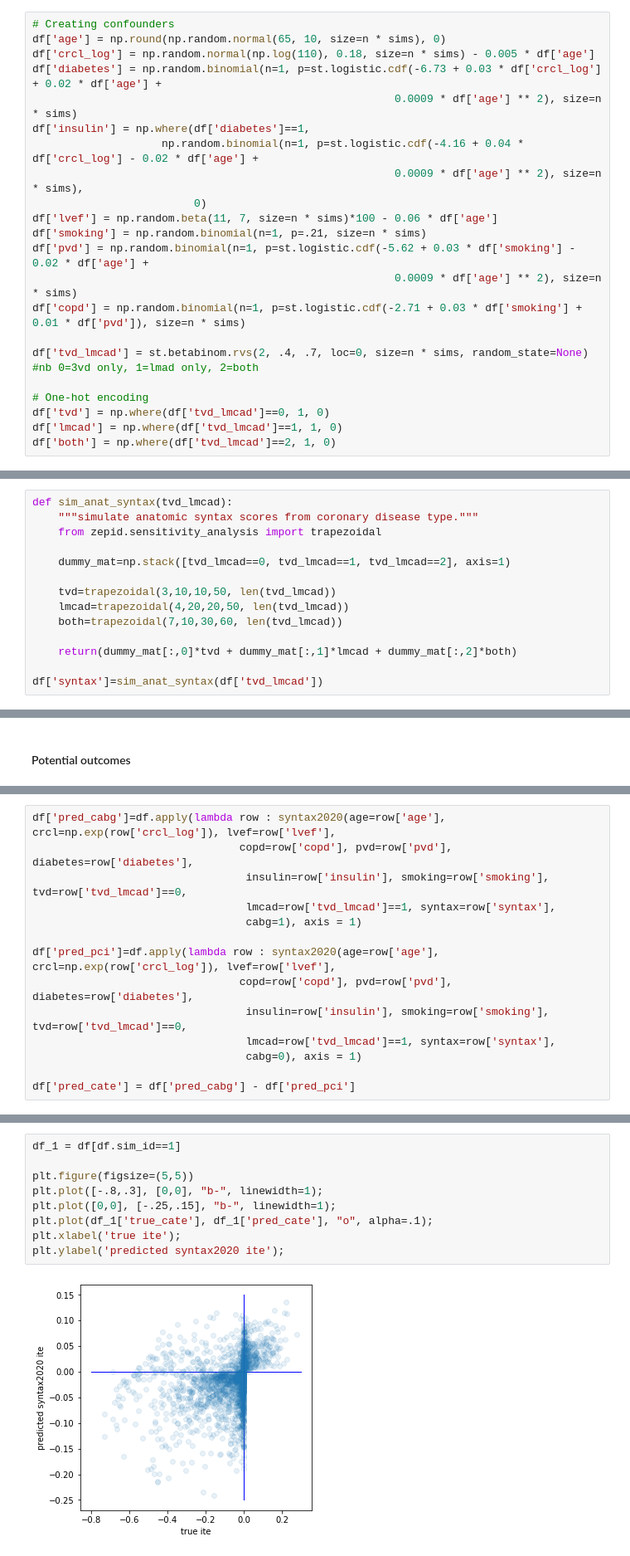
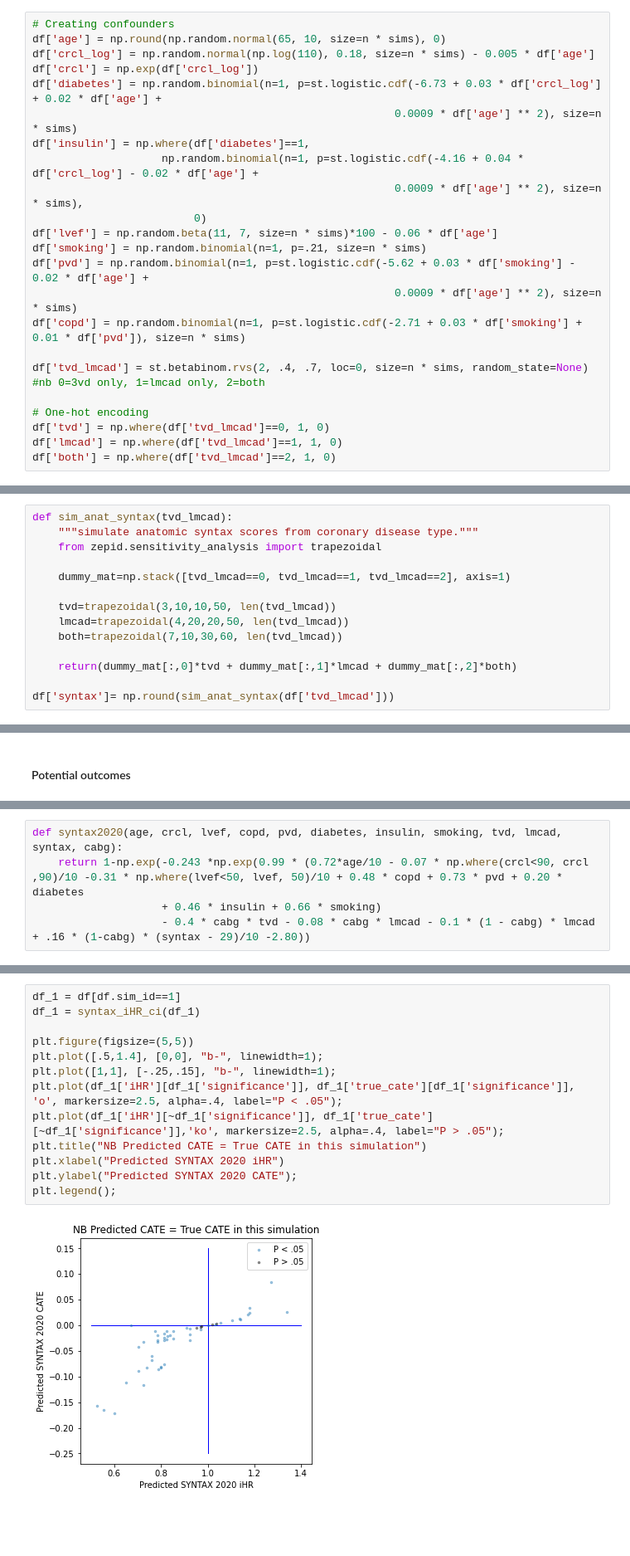
Before and after one commit to fcgrolleau/Emulated-ITR, a Jupyter notebook: simulations.ipynb, the cells around one changed output, grey strips where cells are left out. Shown at 83% size. Cells and saved outputs as stored; diff of their text form; blank space fills up the shorter version.

```diff
--- a/simulations.ipynb
+++ b/simulations.ipynb
@@ -26,6 +42,7 @@ df['sim_id'] = ids
 # Creating confounders
 df['age'] = np.round(np.random.normal(65, 10, size=n * sims), 0)
 df['crcl_log'] = np.random.normal(np.log(110), 0.18, size=n * sims) - 0.005 * df['age']
+df['crcl'] = np.exp(df['crcl_log'])
 df['diabetes'] = np.random.binomial(n=1, p=st.logistic.cdf(-6.73 + 0.03 * df['crcl_log'] + 0.02 * df['age'] +
                                                         0.0009 * df['age'] ** 2), size=n * sims)
 df['insulin'] = np.where(df['diabetes']==1,
@@ -38,7 +55,7 @@ df['pvd'] = np.random.binomial(n=1, p=st.logistic.cdf(-5.62 + 0.03 * df['smoking
                                                         0.0009 * df['age'] ** 2), size=n * sims)
 df['copd'] = np.random.binomial(n=1, p=st.logistic.cdf(-2.71 + 0.03 * df['smoking'] + 0.01 * df['pvd']), size=n * sims)
 
-df['tvd_lmcad'] = st.betabinom.rvs(2, .4, .7, loc=0, size=n * sims, random_state=None) #nb 0=3vd only, 1=lmad only, 2=both
+df['tvd_lmcad'] = st.betabinom.rvs(2, .4, .7, loc=0, size=n * sims, random_state=None) #nb 0=3vd only, 1=lmcad only, 2=both
 
 # One-hot encoding
 df['tvd'] = np.where(df['tvd_lmcad']==0, 1, 0)
@@ -59,7 +76,7 @@ def sim_anat_syntax(tvd_lmcad):
 
     return(dummy_mat[:,0]*tvd + dummy_mat[:,1]*lmcad + dummy_mat[:,2]*both)
 
-df['syntax']=sim_anat_syntax(df['tvd_lmcad'])
+df['syntax']= np.round(sim_anat_syntax(df['tvd_lmcad']))
 # %% [markdown]
 #### Plot the generated anatomical SYNTAX scores
 # %%
@@ -150,0 +125,5 @@ df.head()
+# %%
+def syntax2020(age, crcl, lvef, copd, pvd, diabetes, insulin, smoking, tvd, lmcad, syntax, cabg):
+    return 1-np.exp(-0.243 *np.exp(0.99 * (0.72*age/10 - 0.07 * np.where(crcl<90, crcl ,90)/10 -0.31 * np.where(lvef<50, lvef, 50)/10 + 0.48 * copd + 0.73 * pvd + 0.20 * diabetes
+                    + 0.46 * insulin + 0.66 * smoking)
+                    - 0.4 * cabg * tvd - 0.08 * cabg * lmcad - 0.1 * (1 - cabg) * lmcad + .16 * (1-cabg) * (syntax - 29)/10 -2.80))
@@ -182,14 +192,0 @@ syntax2020(age=74, crcl=38.6, lvef=40, copd=0, pvd=0, diabetes=0, insulin=0, smo
-# %%
-df['pred_cabg']=df.apply(lambda row : syntax2020(age=row['age'], crcl=np.exp(row['crcl_log']), lvef=row['lvef'],
-                                copd=row['copd'], pvd=row['pvd'], diabetes=row['diabetes'],
-                                 insulin=row['insulin'], smoking=row['smoking'], tvd=row['tvd_lmcad']==0,
-                                 lmcad=row['tvd_lmcad']==1, syntax=row['syntax'],
-                                 cabg=1), axis = 1)
-
-df['pred_pci']=df.apply(lambda row : syntax2020(age=row['age'], crcl=np.exp(row['crcl_log']), lvef=row['lvef'],
-                                copd=row['copd'], pvd=row['pvd'], diabetes=row['diabetes'],
-                                 insulin=row['insulin'], smoking=row['smoking'], tvd=row['tvd_lmcad']==0,
-                                 lmcad=row['tvd_lmcad']==1, syntax=row['syntax'],
-                                 cabg=0), axis = 1)
-
-df['pred_cate'] = df['pred_cabg'] - df['pred_pci']
@@ -203,11 +228,15 @@ plt.legend(loc=2);
 # %%
 df_1 = df[df.sim_id==1]
+df_1 = syntax_iHR_ci(df_1)
 
 plt.figure(figsize=(5,5))
-plt.plot([-.8,.3], [0,0], "b-", linewidth=1);
-plt.plot([0,0], [-.25,.15], "b-", linewidth=1);
-plt.plot(df_1['true_cate'], df_1['pred_cate'], "o", alpha=.1);
-plt.xlabel('true ite');
-plt.ylabel('predicted syntax2020 ite');
+plt.plot([.5,1.4], [0,0], "b-", linewidth=1);
+plt.plot([1,1], [-.25,.15], "b-", linewidth=1);
+plt.plot(df_1['iHR'][df_1['significance']], df_1['true_cate'][df_1['significance']], 'o', markersize=2.5, alpha=.4, label="P < .05");
+plt.plot(df_1['iHR'][~df_1['significance']], df_1['true_cate'][~df_1['significance']],'ko', markersize=2.5, alpha=.4, label="P > .05");
+plt.title("NB Predicted CATE = True CATE in this simulation")
+plt.xlabel("Predicted SYNTAX 2020 iHR")
+plt.ylabel("Predicted SYNTAX 2020 CATE");
+plt.legend();
 # %% [output]
-[figure, old version]
+[figure, new version]
```
Also changed, not shown: parts of 102 cells of this notebook.
